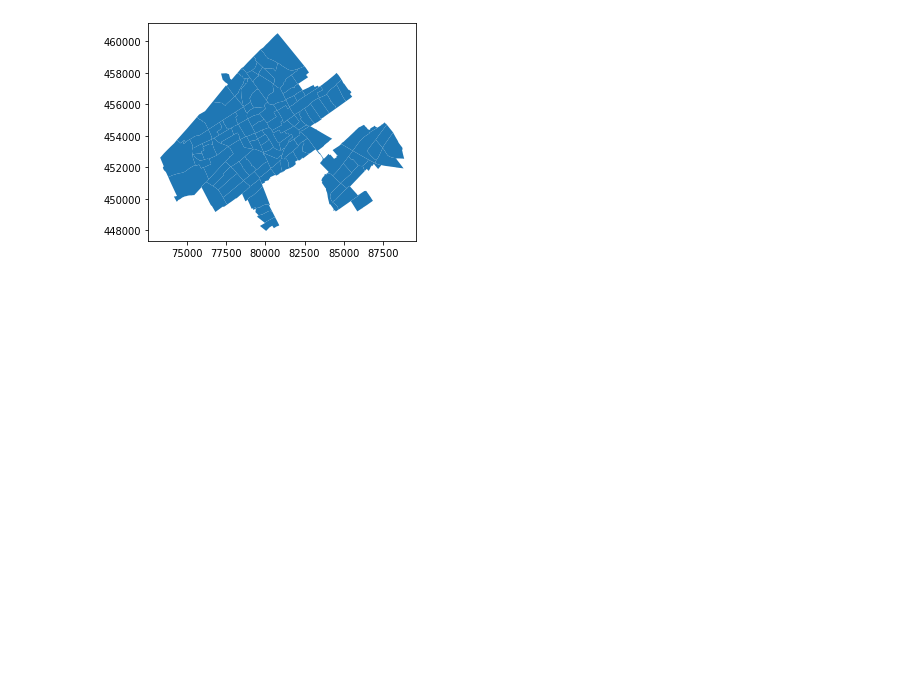
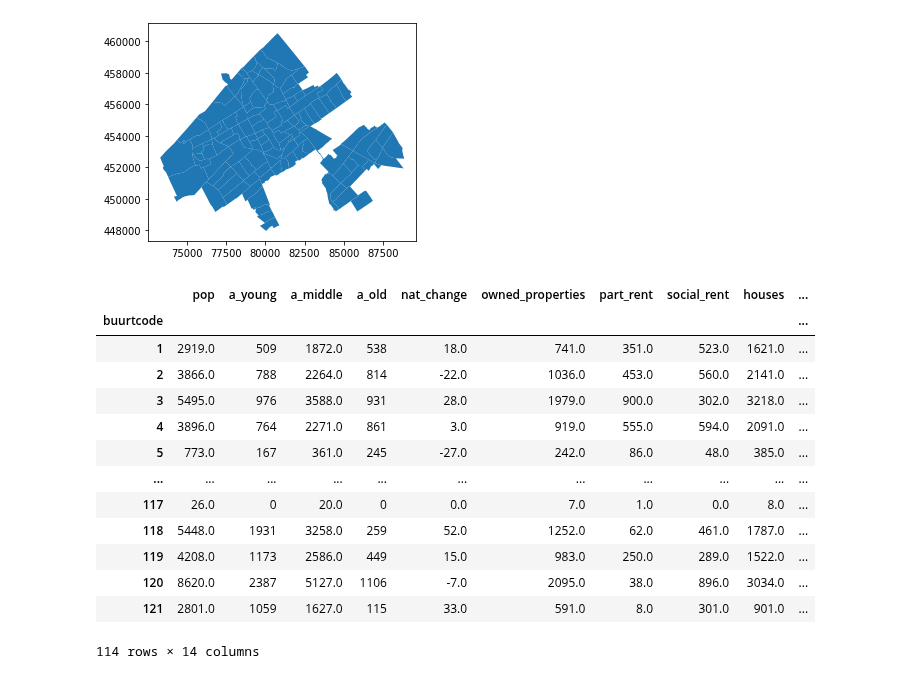
Before and after one commit to J-h-V/OpenDataDenHaag, a Jupyter notebook: Python/Housing Data.ipynb, the cells around one changed output. Drawn from its saved outputs; the diff is of its cells as text; code cells hidden in the pictures; blank space fills up the shorter version.

```diff
--- a/Python/Housing Data.ipynb
+++ b/Python/Housing Data.ipynb
@@ -48,3 +48,20 @@ rkg_short["a_health"] = round(rkg_short["a_health"] / rkg_short["area_km2"])
 rkg_short = rkg_short.drop(columns=["area_m2","area_km2"]).fillna(0)
 # %%
 rkg_short.to_csv("output/neighborhood_data.csv")
+# %%
+rkg_short
+# %% [output]
+|  | pop | a_young | a_middle | a_old | nat_change | owned_properties | part_rent | social_rent | houses | ... |
+| buurtcode |  |  |  |  |  |  |  |  |  | ... |
+| 1 | 2919.0 | 509 | 1872.0 | 538 | 18.0 | 741.0 | 351.0 | 523.0 | 1621.0 | ... |
+| 2 | 3866.0 | 788 | 2264.0 | 814 | -22.0 | 1036.0 | 453.0 | 560.0 | 2141.0 | ... |
+| 3 | 5495.0 | 976 | 3588.0 | 931 | 28.0 | 1979.0 | 900.0 | 302.0 | 3218.0 | ... |
+| 4 | 3896.0 | 764 | 2271.0 | 861 | 3.0 | 919.0 | 555.0 | 594.0 | 2091.0 | ... |
+| 5 | 773.0 | 167 | 361.0 | 245 | -27.0 | 242.0 | 86.0 | 48.0 | 385.0 | ... |
+| ... | ... | ... | ... | ... | ... | ... | ... | ... | ... | ... |
+| 117 | 26.0 | 0 | 20.0 | 0 | 0.0 | 7.0 | 1.0 | 0.0 | 8.0 | ... |
+| 118 | 5448.0 | 1931 | 3258.0 | 259 | 52.0 | 1252.0 | 62.0 | 461.0 | 1787.0 | ... |
+| 119 | 4208.0 | 1173 | 2586.0 | 449 | 15.0 | 983.0 | 250.0 | 289.0 | 1522.0 | ... |
+| 120 | 8620.0 | 2387 | 5127.0 | 1106 | -7.0 | 2095.0 | 38.0 | 896.0 | 3034.0 | ... |
+| 121 | 2801.0 | 1059 | 1627.0 | 115 | 33.0 | 591.0 | 8.0 | 301.0 | 901.0 | ... |
+114 rows × 14 columns
```
Also changed, not shown: 8 other files.
